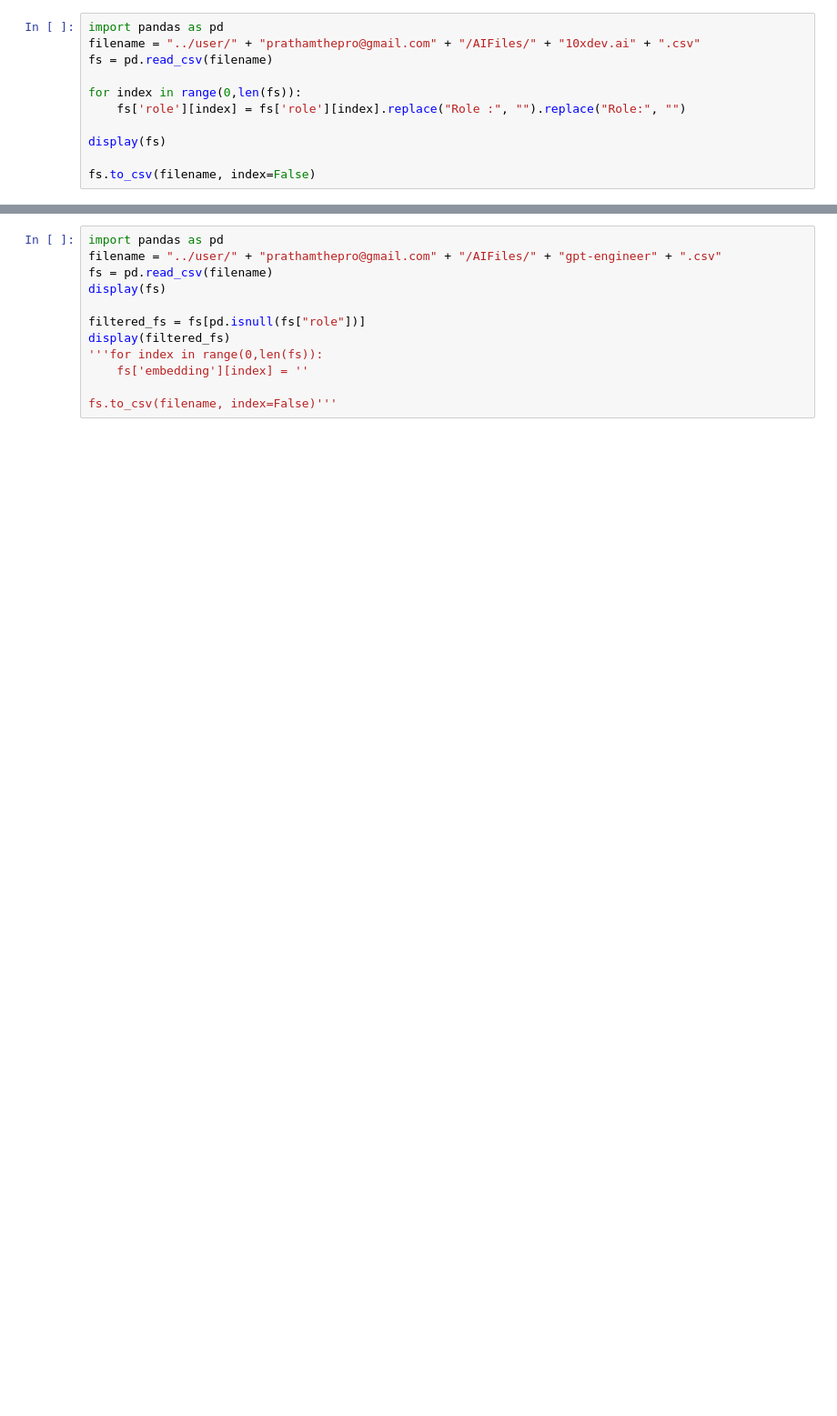
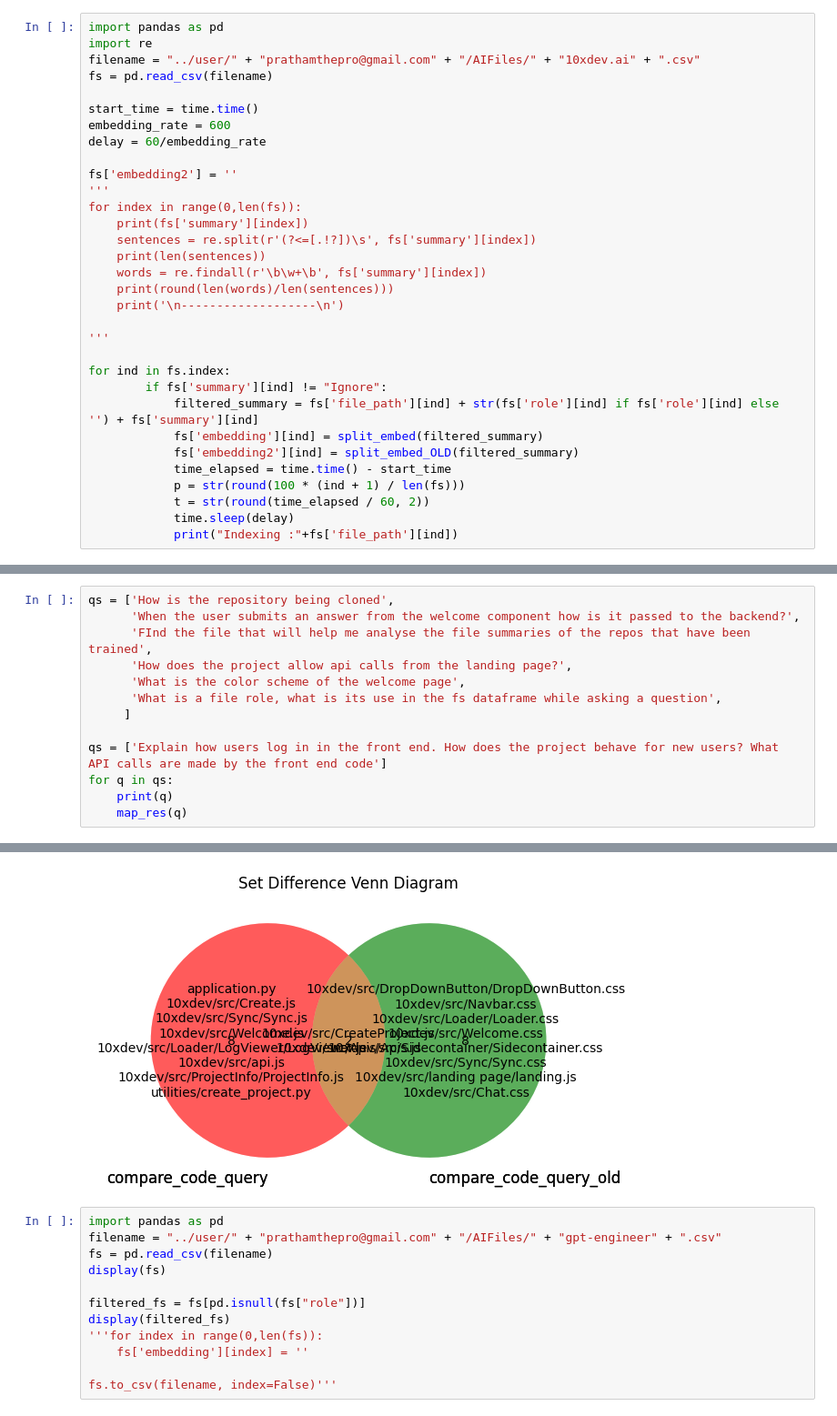
Before and after one commit to 10XDEV-AI/10xdev.ai, a Jupyter notebook: Analyse.ipynb, the cells around one changed output, grey strips where cells are left out. Shown at 91% size. Drawn from its saved outputs; the diff is of its cells as text; blank space fills up the shorter version.

```diff
--- a/Analyse.ipynb
+++ b/Analyse.ipynb
@@ -1,12 +161,33 @@
 # %%
 import pandas as pd
+import re
 filename = "../user/" + "prathamthepro@gmail.com" + "/AIFiles/" + "10xdev.ai" + ".csv"
 fs = pd.read_csv(filename)
 
+start_time = time.time()
+embedding_rate = 600
+delay = 60/embedding_rate
+
+fs['embedding2'] = ''
+'''
 for index in range(0,len(fs)):
-    fs['role'][index] = fs['role'][index].replace("Role :", "").replace("Role:", "")
+    print(fs['summary'][index])
+    sentences = re.split(r'(?<=[.!?])\s', fs['summary'][index])
+    print(len(sentences))
+    words = re.findall(r'\b\w+\b', fs['summary'][index])
+    print(round(len(words)/len(sentences)))
+    print('\n-------------------\n')
 
-display(fs)
+'''
 
-fs.to_csv(filename, index=False)
+for ind in fs.index:
+        if fs['summary'][ind] != "Ignore":
+            filtered_summary = fs['file_path'][ind] + str(fs['role'][ind] if fs['role'][ind] else '') + fs['summary'][ind]
+            fs['embedding'][ind] = split_embed(filtered_summary)
+            fs['embedding2'][ind] = split_embed_OLD(filtered_summary)
+            time_elapsed = time.time() - start_time
+            p = str(round(100 * (ind + 1) / len(fs)))
+            t = str(round(time_elapsed / 60, 2))
+            time.sleep(delay)
+            print("Indexing :"+fs['file_path'][ind])
 # %% [output]
@@ -25,0 +282,14 @@ fs.to_csv(filename, index=False)
+# %%
+qs = ['How is the repository being cloned',
+      'When the user submits an answer from the welcome component how is it passed to the backend?',
+      'FInd the file that will help me analyse the file summaries of the repos that have been trained',
+      'How does the project allow api calls from the landing page?',
+      'What is the color scheme of the welcome page',
+      'What is a file role, what is its use in the fs dataframe while asking a question',
+     ]
+
+qs = ['Explain how users log in in the front end. How does the project behave for new users? What API calls are made by the front end code']
+for q in qs:
+    print(q)
+    map_res(q)
+# %% [output]
@@ -26,3 +297,4 @@ fs.to_csv(filename, index=False)
+[figure, added]
 # %%
 import pandas as pd
 filename = "../user/" + "prathamthepro@gmail.com" + "/AIFiles/" + "gpt-engineer" + ".csv"
```
Also changed, not shown: parts of 5 cells of this notebook, 11 other files.
